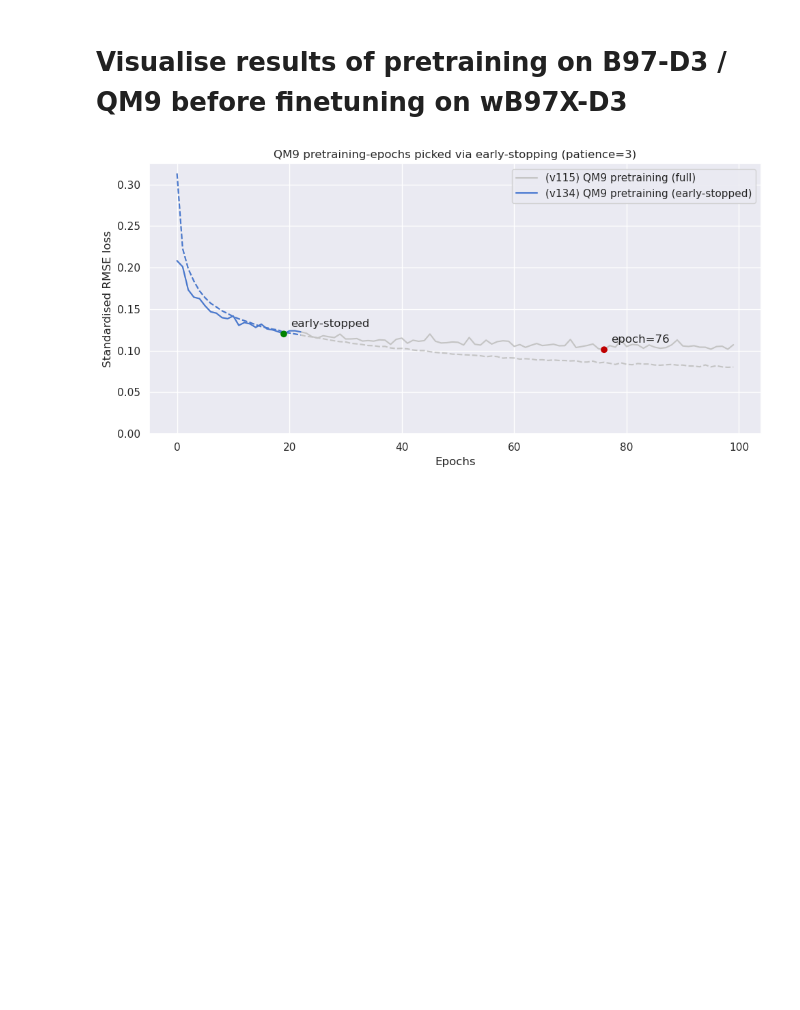
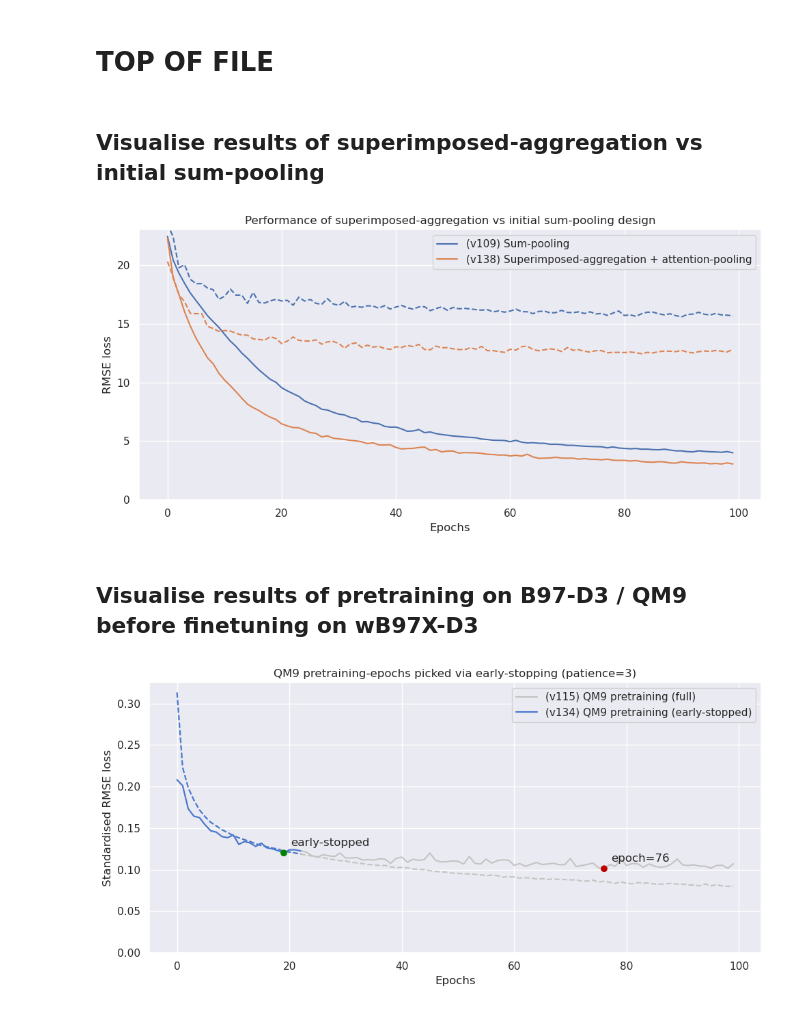
Before and after one commit to EvitanRelta/reaction-geognn, a Jupyter notebook: results.ipynb, the cells around one changed output. Cells and saved outputs as stored; diff of their text form; code cells hidden in the pictures; blank space fills up the shorter version.

Commit message:
Add plot for superimpose vs sum-pooling

```diff
--- a/results.ipynb
+++ b/results.ipynb
@@ -1,5 +1,35 @@
+# %% [markdown]
+# TOP OF FILE
+# %% [markdown]
+## Visualise results of superimposed-aggregation vs initial sum-pooling
+# %%
+import seaborn as sns
+from utils import plot_losses, load_version_log
+import numpy as np
+
+sns.set_theme()
+
+MUTED_COLORS: list[tuple[int, int, int]] = sns.color_palette('muted') # type: ignore
+LIGHT_GRAY = "#c4c4c4"
+RED = "#bf0000"
+GREEN = "#008200"
+
+
+plot_losses(
+    plot_title = "Performance of superimposed-aggregation vs initial sum-pooling design",
+    version_nums = [109, 138],
+    titles = [
+        "(v{version_num}) Sum-pooling",
+        "(v{version_num}) Superimposed-aggregation + attention-pooling",
+    ],
+    epoch_range = (0, 100),
+    y_lim = (0, 23),
+    x_y_labels = ("Epochs", "RMSE loss"),
+)
+# %% [output]
+[figure, added]
 # %% [markdown]
-# Visualise results of pretraining on B97-D3 / QM9 before finetuning on wB97X-D3
+## Visualise results of pretraining on B97-D3 / QM9 before finetuning on wB97X-D3
 # %%
 import seaborn as sns
 from utils import plot_losses, load_version_log
```
Also changed, not shown: parts of 1 cell of this notebook.
